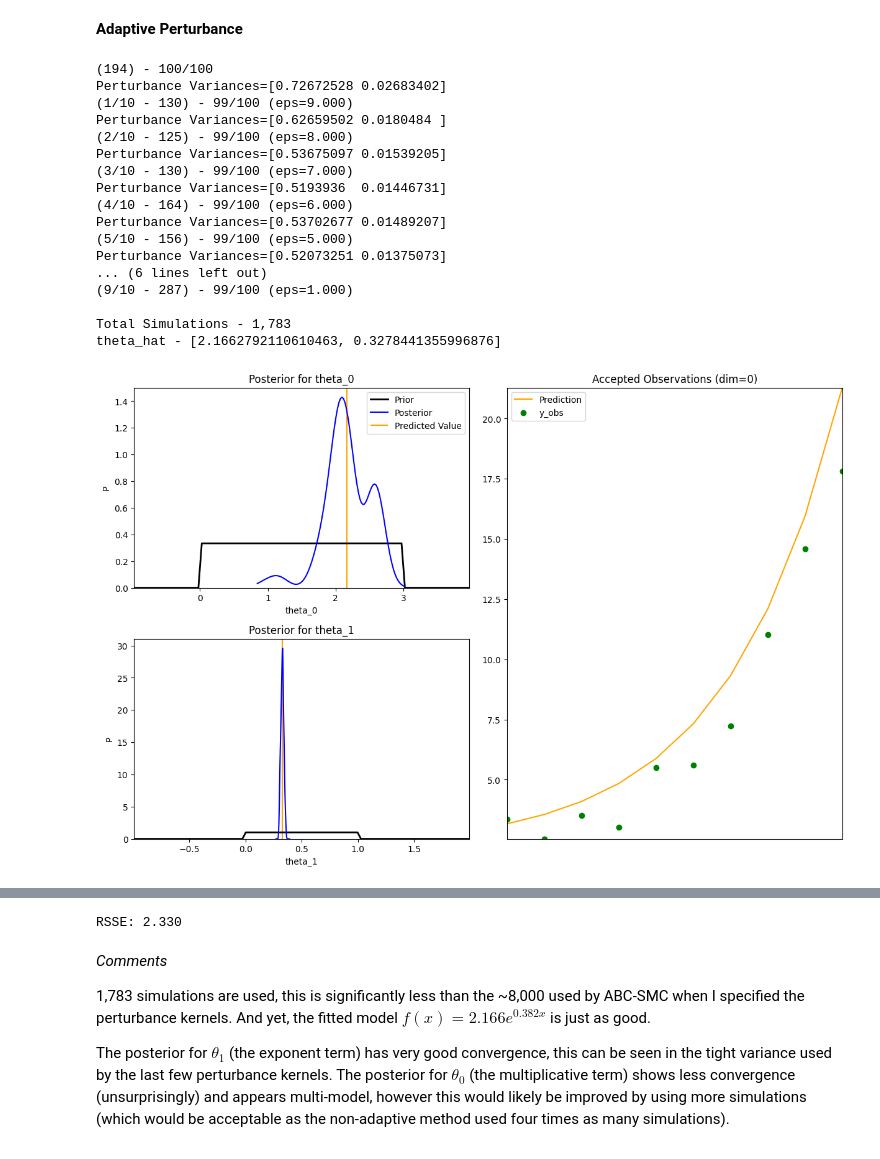
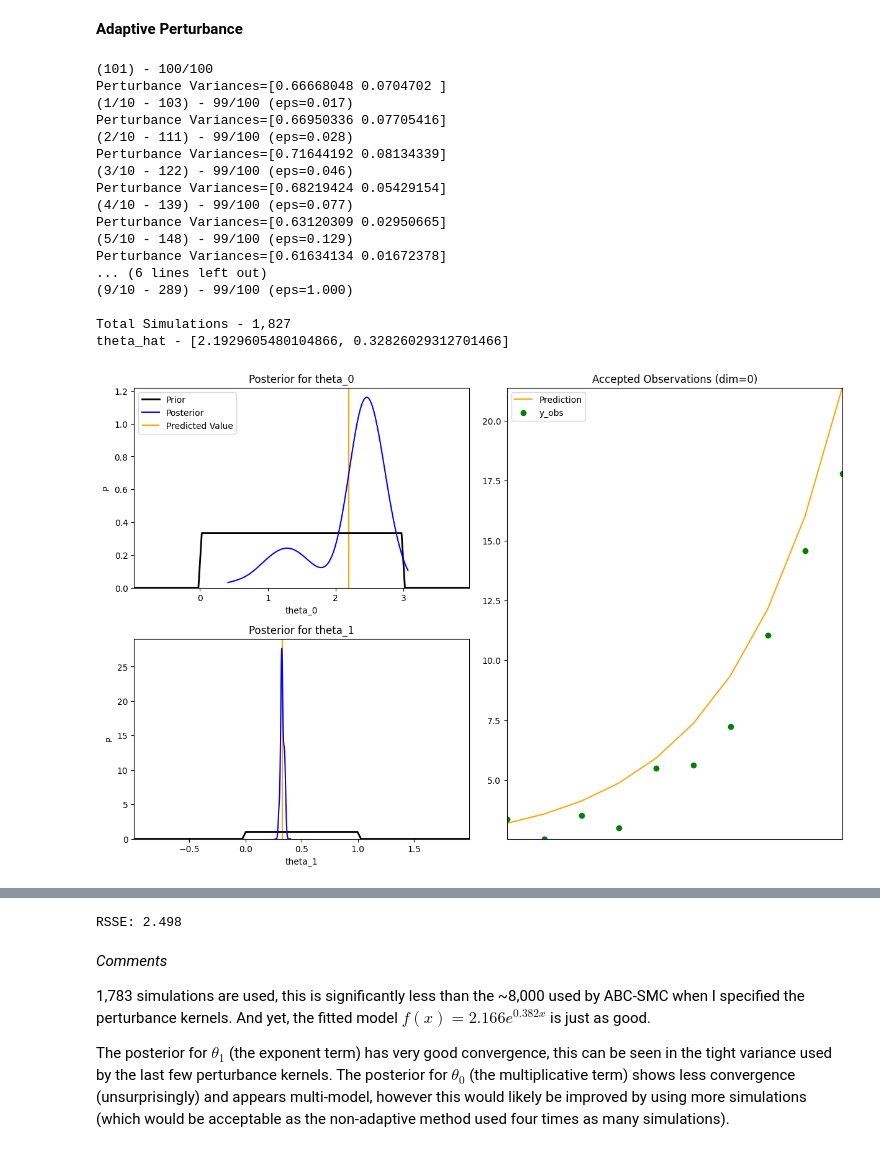
Before and after one commit to dajhutchinson/bayesian-modelling-of-epidemic-events, a Jupyter notebook: Code/ABC_Notebook.ipynb, the cells around one changed output, grey strips where cells are left out. Drawn from its saved outputs; the diff is of its cells as text; code cells hidden in the pictures.

```diff
--- a/Code/ABC_Notebook.ipynb
+++ b/Code/ABC_Notebook.ipynb
@@ -762,33 +763,32 @@ summary_stats=[start,mean_log_grad]
 # %%
 %%time
 # SMC - Adaptive Perturbance
 np.random.seed(16111998) # Fix random seed
-scaling_factors=list(np.linspace(10,1,10))
-# scaling_factors=list(np.logspace(1,0,num=10.base=10))
+scaling_factors=list(np.logspace(-2,0,10))
 
 fitted_model,_=ABC.abc_smc(n_obs=10,y_obs=em.observe(),fitting_model=em.copy([1,1]),priors=em_priors,
     num_steps=10,sample_size=100,scaling_factors=scaling_factors,adaptive_perturbance=True,
     acceptance_kernel=ABC.gaussian_kernel,summary_stats=summary_stats)
 
 print("True Model - {}".format(em))
 print("Fitted Model - {}\n".format(fitted_model))
 # %% [output]
-(194) - 100/100
-Perturbance Variances=[0.72672528 0.02683402]
-(1/10 - 130) - 99/100 (eps=9.000)
-Perturbance Variances=[0.62659502 0.0180484 ]
-(2/10 - 125) - 99/100 (eps=8.000)
-Perturbance Variances=[0.53675097 0.01539205]
-(3/10 - 130) - 99/100 (eps=7.000)
-Perturbance Variances=[0.5193936  0.01446731]
-(4/10 - 164) - 99/100 (eps=6.000)
-Perturbance Variances=[0.53702677 0.01489207]
-(5/10 - 156) - 99/100 (eps=5.000)
-Perturbance Variances=[0.52073251 0.01375073]
+(101) - 100/100
+Perturbance Variances=[0.66668048 0.0704702 ]
+(1/10 - 103) - 99/100 (eps=0.017)
+Perturbance Variances=[0.66950336 0.07705416]
+(2/10 - 111) - 99/100 (eps=0.028)
+Perturbance Variances=[0.71644192 0.08134339]
+(3/10 - 122) - 99/100 (eps=0.046)
+Perturbance Variances=[0.68219424 0.05429154]
+(4/10 - 139) - 99/100 (eps=0.077)
+Perturbance Variances=[0.63120309 0.02950665]
+(5/10 - 148) - 99/100 (eps=0.129)
+Perturbance Variances=[0.61634134 0.01672378]
 ... (6 lines left out)
-(9/10 - 287) - 99/100 (eps=1.000)
+(9/10 - 289) - 99/100 (eps=1.000)
 
-Total Simulations - 1,783
-theta_hat - [2.1662792110610463, 0.3278441355996876]
+Total Simulations - 1,827
+theta_hat - [2.1929605480104866, 0.32826029312701466]
-[figure, old version]
+[figure, new version]
 True Model - 2.000*e^(0.300*x0)+N(0,1.000)
@@ -798,7 +798,7 @@ Wall time: 3min 6s
 # %%
 print("RSSE: {:,.3f}".format(ABC.rsse(fitted_model.observe(),em.observe())[0]))
 # %% [output]
-RSSE: 2.330
+RSSE: 2.498
 # %% [markdown]
 *Comments*
 
```
Also changed, not shown: parts of 25 cells of this notebook, 4 other files.
